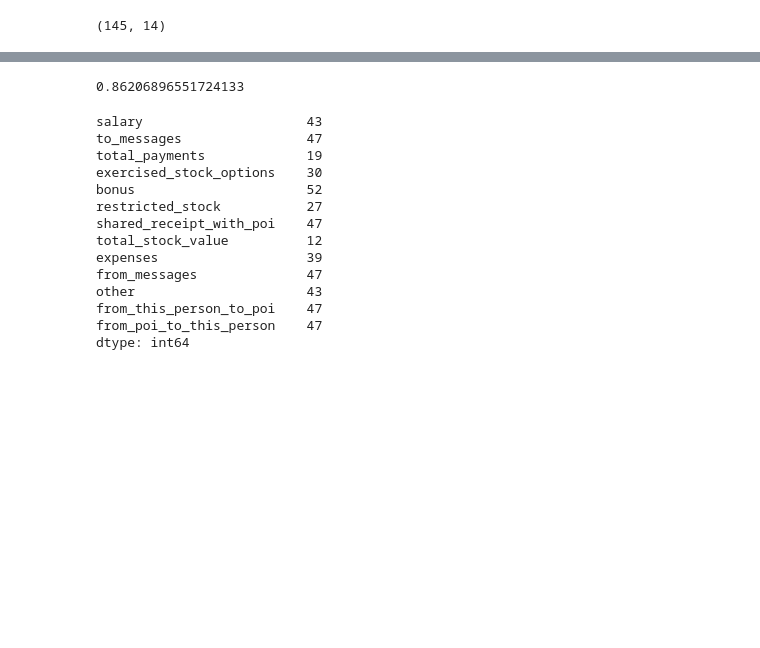
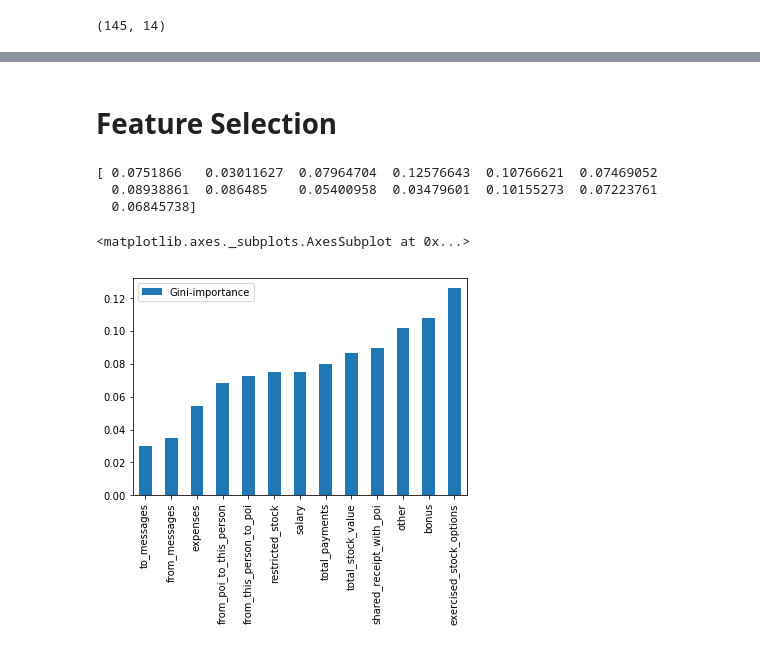
Before and after one commit to georgeliu1998/dand, a Jupyter notebook: P5/poi_id.ipynb, the cells around one changed output, grey strips where cells are left out. Drawn from its saved outputs; the diff is of its cells as text; code cells hidden in the pictures; blank space fills up the shorter version.

```diff
--- a/P5/poi_id.ipynb
+++ b/P5/poi_id.ipynb
@@ -286 +287,22 @@ memory usage: 15.9+ KB
+# %% [markdown]
+# Feature Selection
+# %%
+# First check feature importance
+model = ExtraTreesClassifier()
+model.fit(X, y)
+print(model.feature_importances_)
+# %% [output]
+[ 0.0751866   0.03011627  0.07964704  0.12576643  0.10766621  0.07469052
+  0.08938861  0.086485    0.05400958  0.03479601  0.10155273  0.07223761
+  0.06845738]
+# %%
+feats = {} # a dict to hold feature_name: feature_importance
+for feature, importance in zip(X.columns, model.feature_importances_):
+    feats[feature] = importance #add the name/value pair
+
+importances = pd.DataFrame.from_dict(feats, orient='index').rename(columns={0: 'Gini-importance'})
+importances.sort_values(by='Gini-importance').plot(kind='bar', rot=90)
+# %% [output]
+<matplotlib.axes._subplots.AxesSubplot at 0x...>
+[figure, added]
 # %%
@@ -290,24 +315,0 @@ X_train, X_test, y_train, y_test = train_test_split(
-# %%
-clf = RandomForestClassifier()
-clf.fit(X_train, y_train)
-y_preds = clf.predict(X_test)
-accuracy_score(y_test, y_preds)
-# %% [output]
-0.86206896551724133
-# %%
-X_train.isnull().sum()
-# %% [output]
-salary                     43
-to_messages                47
-total_payments             19
-exercised_stock_options    30
-bonus                      52
-restricted_stock           27
-shared_receipt_with_poi    47
-total_stock_value          12
-expenses                   39
-from_messages              47
-other                      43
-from_this_person_to_poi    47
-from_poi_to_this_person    47
-dtype: int64
```
Also changed, not shown: parts of 41 cells of this notebook.
